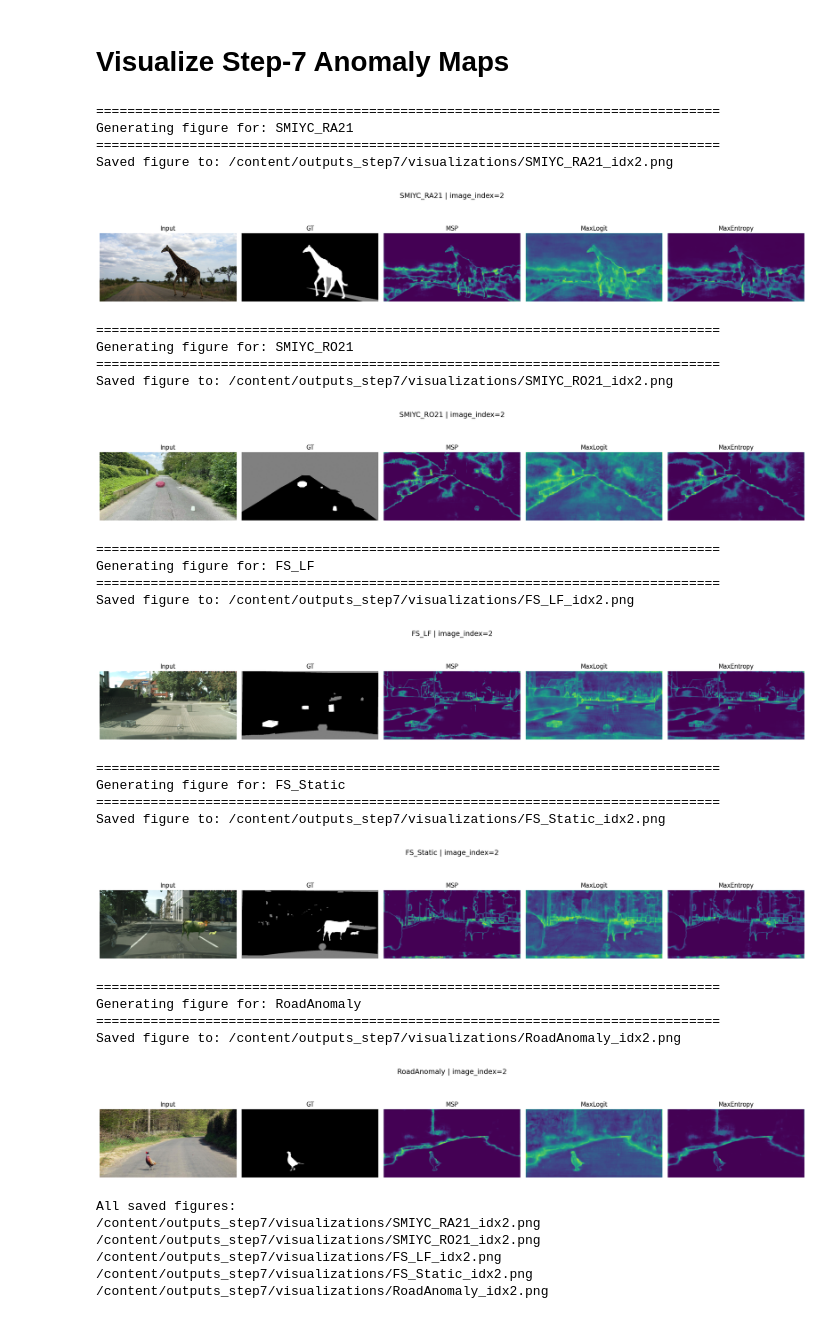
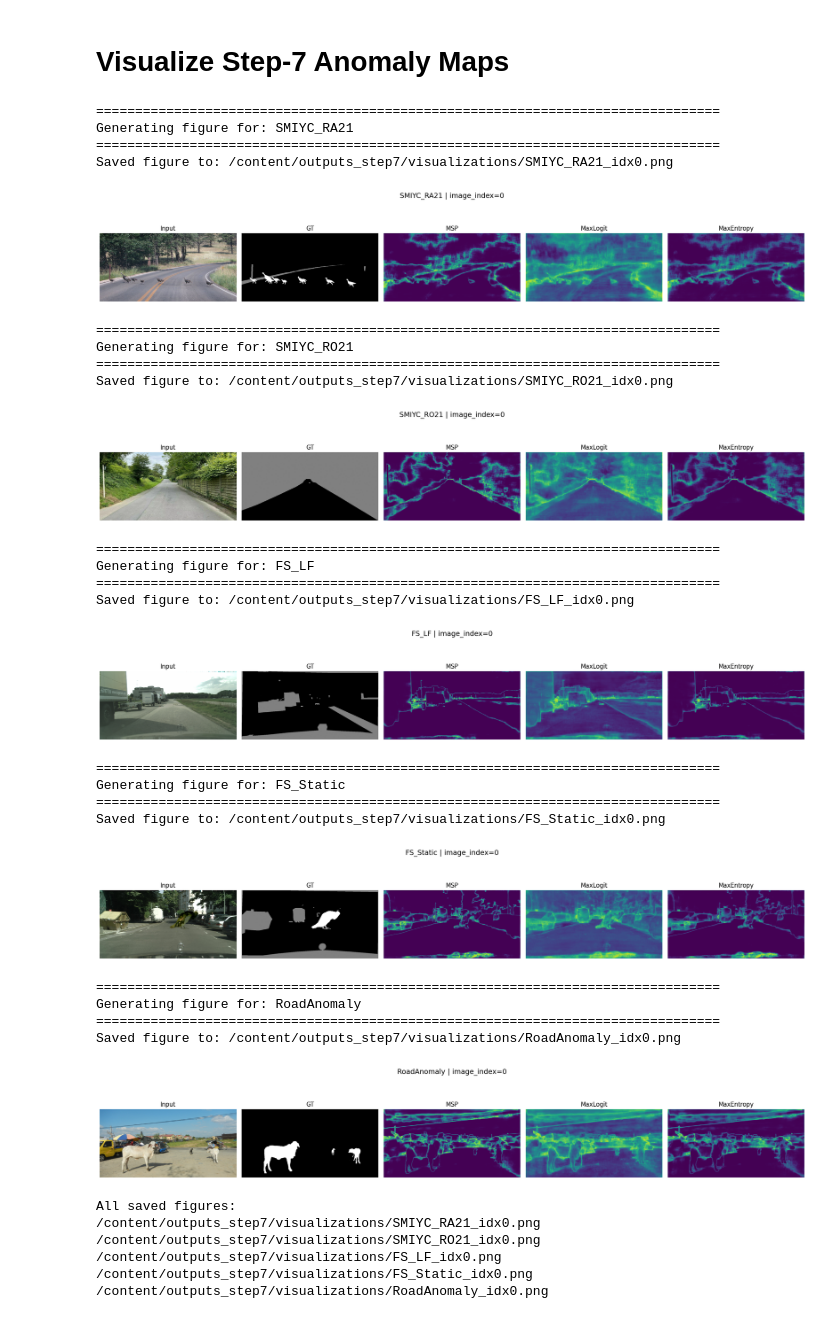
Before and after one commit to alberto467/MaskArchitectureAnomaly_CourseProject, a Jupyter notebook: step7.ipynb, the cells around one changed output. Saved outputs shown, nothing was run; the diff lists cells and outputs as text; code cells hidden in the pictures.

Commit message:
Fixed last cell image index to show right example

```diff
--- a/step7.ipynb
+++ b/step7.ipynb
@@ -538,59 +538,59 @@ def generate_step7_figure(dataset_key, image_index=1, cmap="magma", save=True, s
     else:
         plt.close(fig)
 
     return out_path
 
 # Generate and save one figure for each dataset
 saved_paths = []
 
 for dataset_key in ANOMALY_DATASETS.keys():
     print("=" * 80)
     print("Generating figure for:", dataset_key)
     print("=" * 80)
     try:
         out_path = generate_step7_figure(
             dataset_key=dataset_key,
-            image_index=2,      # change this if you want another sample
+            image_index=0,      # change this if you want another sample
             cmap="viridis",     # you can also try "viridis" or "magma"
             save=True,
             show=True
         )
         saved_paths.append(out_path)
     except Exception as e:
         print(f"Skipping {dataset_key} because of error: {e}")
 
 print("\nAll saved figures:")
 for p in saved_paths:
     print(p)
 # %% [output]
 ================================================================================
 Generating figure for: SMIYC_RA21
 ================================================================================
-Saved figure to: /content/outputs_step7/visualizations/SMIYC_RA21_idx2.png
+Saved figure to: /content/outputs_step7/visualizations/SMIYC_RA21_idx0.png
-[figure, old version]
+[figure, new version]
 ================================================================================
 Generating figure for: SMIYC_RO21
 ================================================================================
-Saved figure to: /content/outputs_step7/visualizations/SMIYC_RO21_idx2.png
+Saved figure to: /content/outputs_step7/visualizations/SMIYC_RO21_idx0.png
-[figure, old version]
+[figure, new version]
 ================================================================================
 Generating figure for: FS_LF
 ================================================================================
-Saved figure to: /content/outputs_step7/visualizations/FS_LF_idx2.png
+Saved figure to: /content/outputs_step7/visualizations/FS_LF_idx0.png
-[figure, old version]
+[figure, new version]
 ================================================================================
 Generating figure for: FS_Static
 ================================================================================
-Saved figure to: /content/outputs_step7/visualizations/FS_Static_idx2.png
+Saved figure to: /content/outputs_step7/visualizations/FS_Static_idx0.png
-[figure, old version]
+[figure, new version]
 ================================================================================
 Generating figure for: RoadAnomaly
 ================================================================================
-Saved figure to: /content/outputs_step7/visualizations/RoadAnomaly_idx2.png
+Saved figure to: /content/outputs_step7/visualizations/RoadAnomaly_idx0.png
-[figure, old version]
+[figure, new version]
 All saved figures:
-/content/outputs_step7/visualizations/SMIYC_RA21_idx2.png
-/content/outputs_step7/visualizations/SMIYC_RO21_idx2.png
-/content/outputs_step7/visualizations/FS_LF_idx2.png
-/content/outputs_step7/visualizations/FS_Static_idx2.png
-/content/outputs_step7/visualizations/RoadAnomaly_idx2.png
+/content/outputs_step7/visualizations/SMIYC_RA21_idx0.png
+/content/outputs_step7/visualizations/SMIYC_RO21_idx0.png
+/content/outputs_step7/visualizations/FS_LF_idx0.png
+/content/outputs_step7/visualizations/FS_Static_idx0.png
+/content/outputs_step7/visualizations/RoadAnomaly_idx0.png
```
